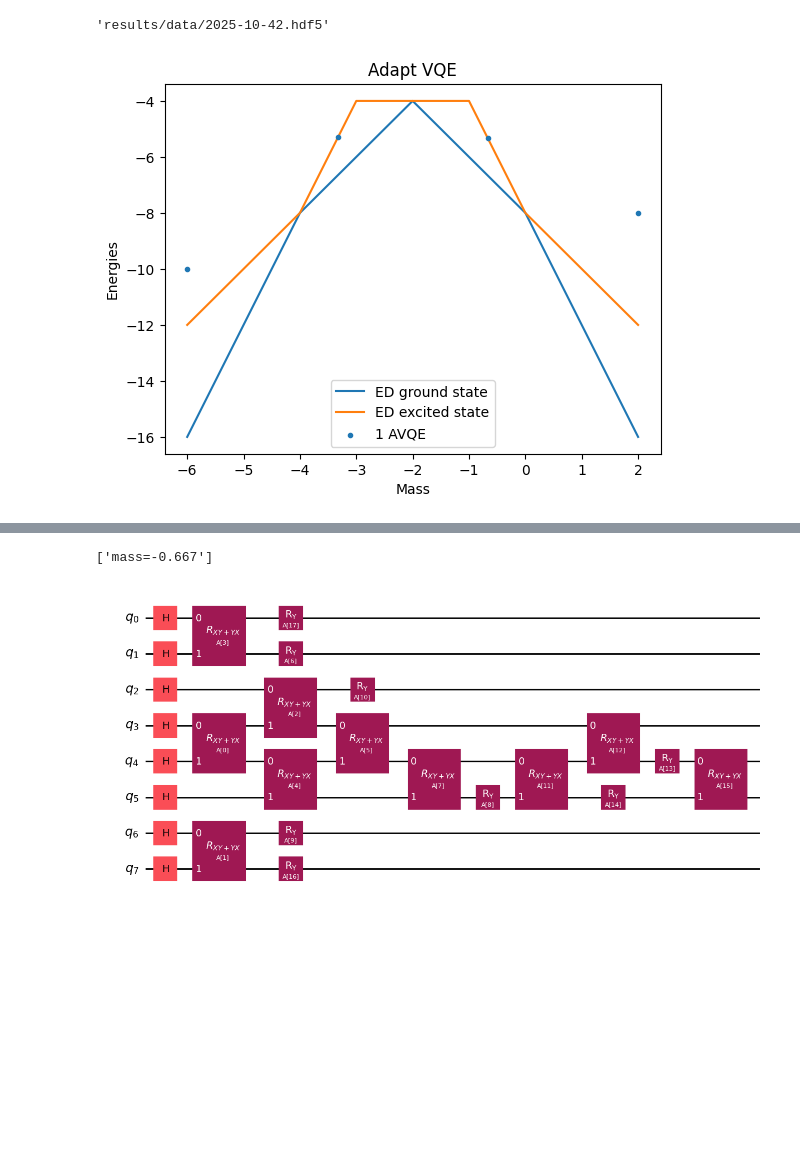
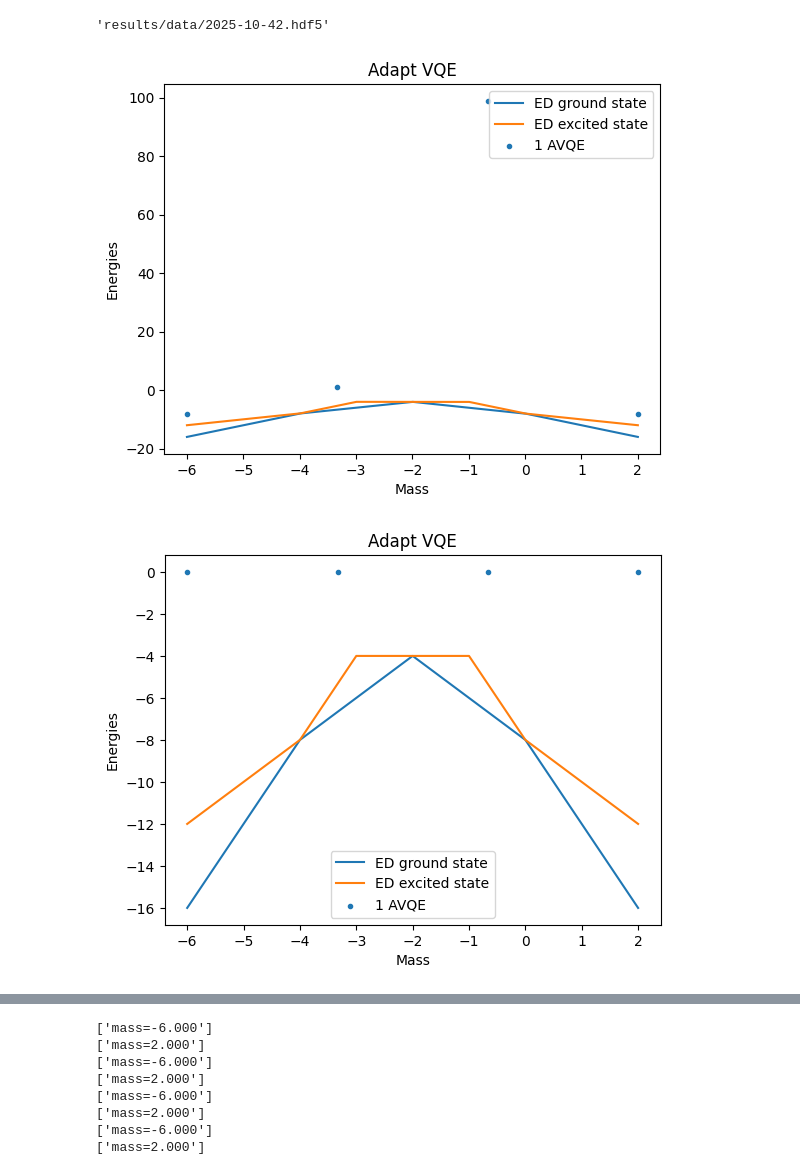
Before and after one commit to NicoDic98/QC-MasterThesis, a Jupyter notebook: plots.ipynb, the cells around one changed output, grey strips where cells are left out. Cells and saved outputs as stored; diff of their text form; code cells hidden in the pictures; blank space fills up the shorter version.

```diff
--- a/plots.ipynb
+++ b/plots.ipynb
@@ -209,24 +205,29 @@ _mass_-5.20
 KeyboardInterrupt:
 # %%
 h5_file = f"{data_folder}{"2025-10-42"}.hdf5"
+datasets = ["2025-10-22_17-19-30-23753926","2025-10-22_17-24-14-23753943",
+            "2025-10-22_17-30-26-23753983", "2025-10-23_13-28-44-23757058"]
 h5_file
 # %% [output]
 'results/data/2025-10-42.hdf5'
 # %%
+with h5py.File(f"{data_folder}{"2025-09-35"}.hdf5", "r") as f:
+            ed_loader = ResultLoader(f["2025-09-03_22-35-17"])
+            ed_energy, ed_mass = ed_loader.get_energy_mass({})
 with h5py.File(h5_file, "r") as f:
-    avqe_1_loader = ResultLoader(f["2025-10-22_17-30-26-23753983"])
-    avqe_1_energy, avqe_1_mass = avqe_1_loader.get_energy_mass({})
-    circuit = avqe_1_loader.get_circuit({HamiltonianParameters.Mass: 2})
-fig, ax = plt.subplots()
-with h5py.File(f"{data_folder}{"2025-09-35"}.hdf5", "r") as f:
-    ed_loader = ResultLoader(f["2025-09-03_22-35-17"])
-    ed_energy, ed_mass = ed_loader.get_energy_mass({})
-ax.plot(ed_mass, ed_energy[:, 0], label="ED ground state", zorder=-1)
-ax.plot(ed_mass, ed_energy[:, 1], label="ED excited state", zorder=-1)
-ax.scatter(avqe_1_mass, avqe_1_energy, label="1 AVQE", marker='.')
-ax.set(xlabel='Mass', ylabel='Energies')
-ax.set_title("Adapt VQE")
-ax.legend()
-plt.show()
+    for name in datasets:
+        avqe_1_loader = ResultLoader(f[name])
+        avqe_1_energy, avqe_1_mass = avqe_1_loader.get_energy_mass({})
+        circuit = avqe_1_loader.get_circuit({HamiltonianParameters.Mass: 2})
+        fig, ax = plt.subplots()
+        ax.plot(ed_mass, ed_energy[:, 0], label="ED ground state", zorder=-1)
+        ax.plot(ed_mass, ed_energy[:, 1], label="ED excited state", zorder=-1)
+        ax.scatter(avqe_1_mass, avqe_1_energy, label="1 AVQE", marker='.')
+        ax.set(xlabel='Mass', ylabel='Energies')
+        ax.set_title("Adapt VQE")
+        ax.legend()
+        fig.savefig(f"{output_filename}e_m_{name}.png")
+        fig.savefig(f"{output_filename}e_m_{name}.pdf")
 # %% [output]
-[figure, old version]
+[figure, new version]
+[figure, added]
@@ -233,13 +236,22 @@ plt.show()
 # %%
 with h5py.File(h5_file, "r") as f:
-    avqe_temp_loader = ResultLoader(f["2025-10-22_17-30-26-23753983"])
+    for name in datasets:
+        avqe_temp_loader = ResultLoader(f[name])
 
-    params = {HamiltonianParameters.Mass: 2}
-    circuit = avqe_temp_loader.get_circuit(params)
-    print([f"{x}={y:.3f}" for x, y in avqe_temp_loader.get_parameter_values_from_indices(params).items()])
-circuit.draw("mpl")
+        for i in [0,3]:
+            params = {HamiltonianParameters.Mass: i}
+            param_values = avqe_temp_loader.get_parameter_values_from_indices(params)
+            print([f"{x}={y:.3f}" for x, y in param_values.items()])
+            circuit = avqe_temp_loader.get_circuit(params, final=True)
+            circuit.draw("mpl", filename=f"{output_filename}circuit_m_{param_values[HamiltonianParameters.Mass]:.2f}_{name}.pdf")
 # %% [output]
-['mass=-0.667']
+['mass=-6.000']
+['mass=2.000']
+['mass=-6.000']
+['mass=2.000']
+['mass=-6.000']
+['mass=2.000']
+['mass=-6.000']
+['mass=2.000']
-[figure, removed]
 # %%
 with h5py.File(h5_file, "r") as f:
```
Also changed, not shown: parts of 4 cells of this notebook, 41 other files.
